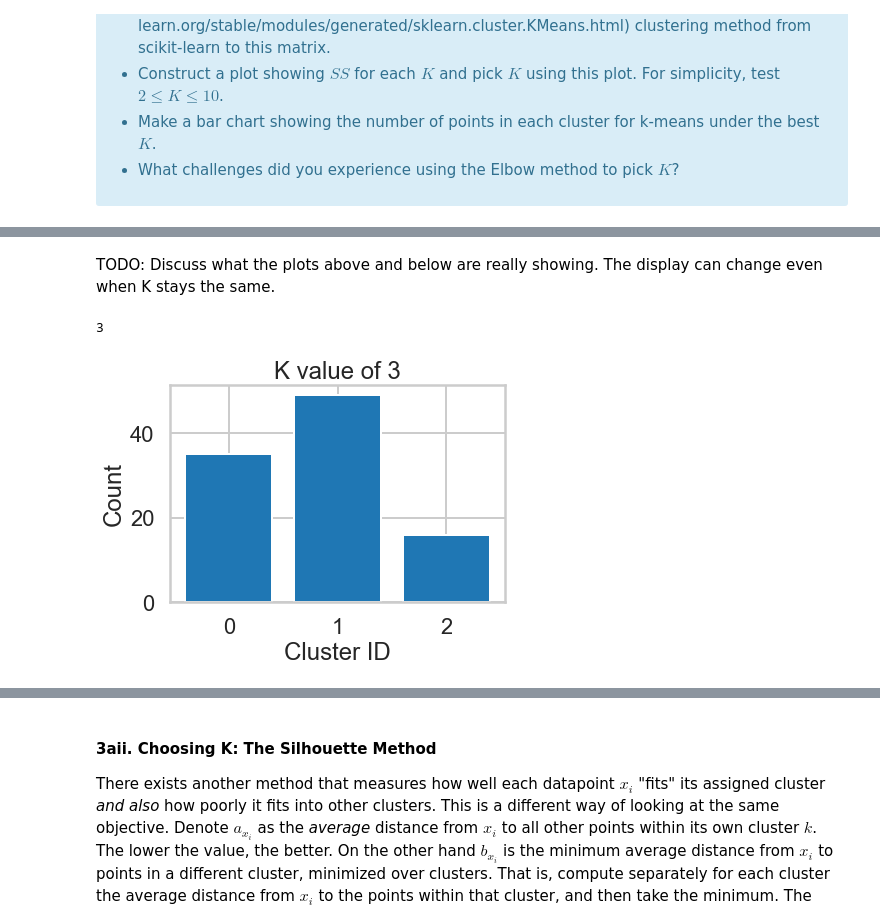
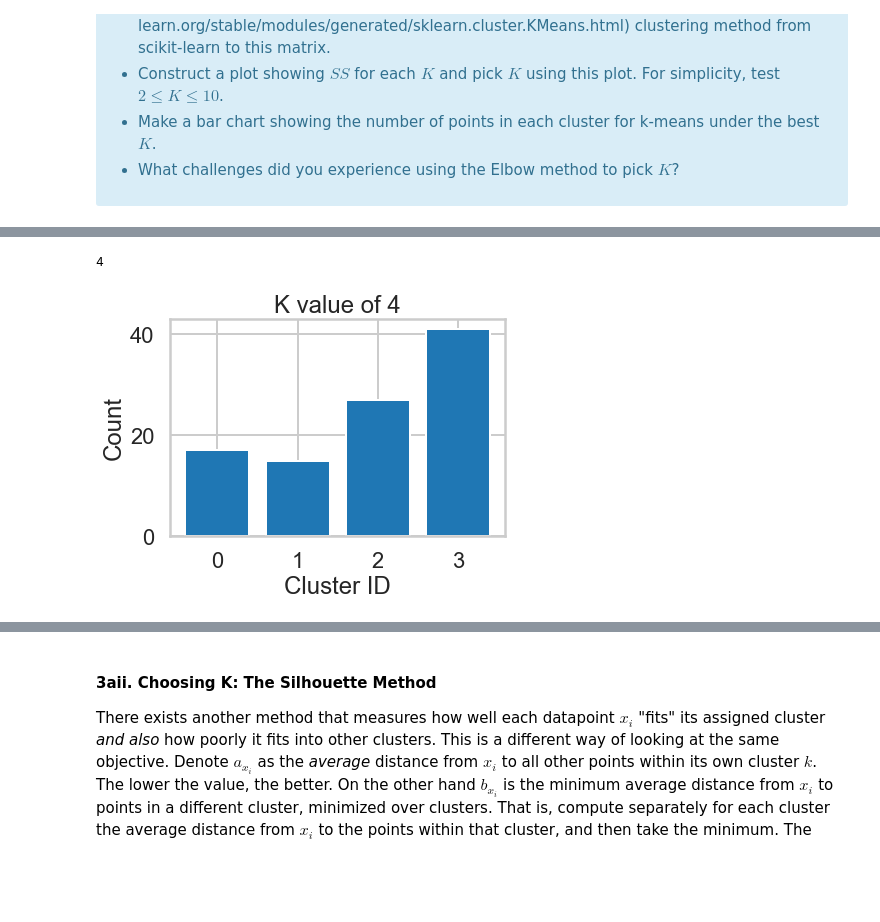
Before and after one commit to JasonCaldwellMBA/Clustering_Case_Study, a Jupyter notebook: Clustering Case Study - Customer Segmentation with K-Means - Tier 3.ipynb, the cells around one changed output, grey strips where cells are left out. Saved outputs shown, nothing was run; the diff lists cells and outputs as text; code cells hidden in the pictures; blank space fills up the shorter version.

```diff
--- a/Clustering Case Study - Customer Segmentation with K-Means - Tier 3.ipynb
+++ b/Clustering Case Study - Customer Segmentation with K-Means - Tier 3.ipynb
@@ -202,5 +202,3 @@ _, _, assignments = range_of_clusters(2, 11)
-# %% [markdown]
-TODO: Discuss what the plots above and below are really showing. The display can change even when K stays the same.
 # %%
 def best_cluster(K: int, dict: dict):
     """
@@ -221,8 +219,8 @@ def best_cluster(K: int, dict: dict):
     plt.xticks(range(best_K))
     plt.show()
 # %%
-best_cluster(3, assignments)
+best_cluster(4, assignments)
 # %% [output]
-3
+4
-[figure, old version]
+[figure, new version]
 # %%
```
Also changed, not shown: parts of 14 cells of this notebook.
